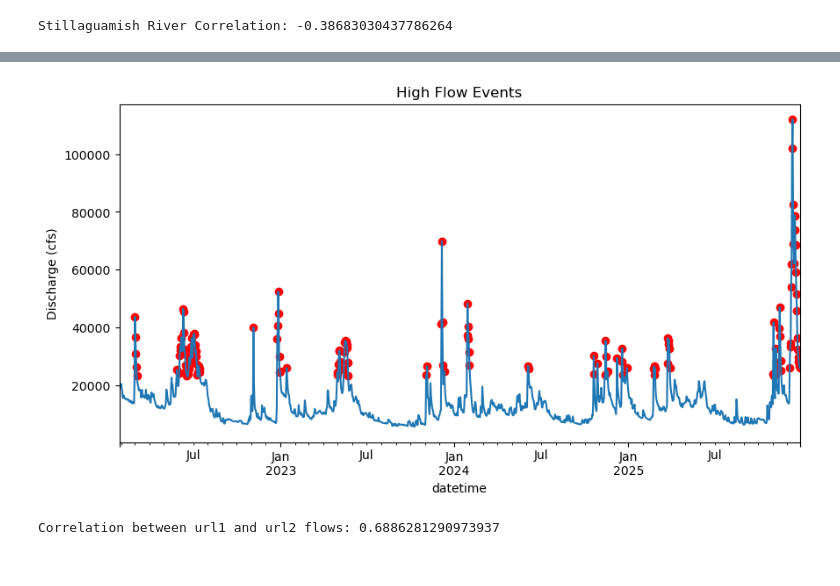
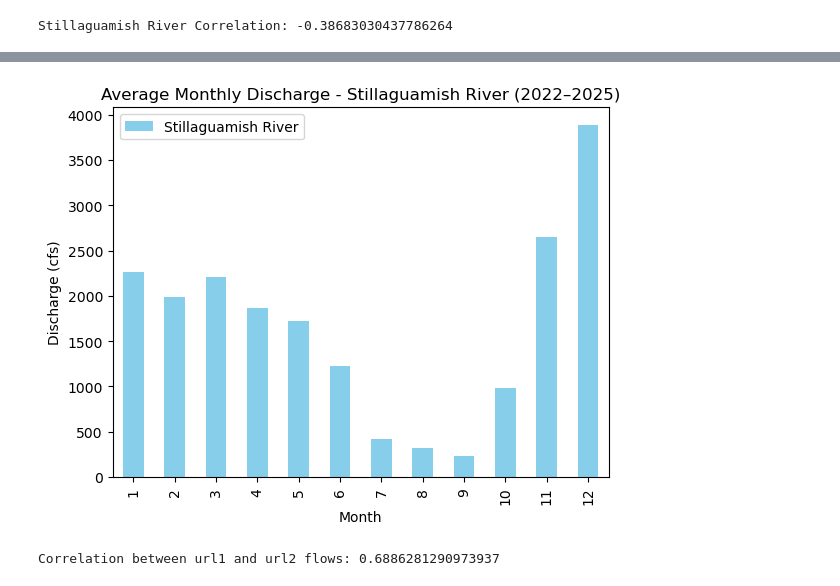
Before and after one commit to UW-GDA/skagit-bay-blooms, a Jupyter notebook: notebooks/gaurav workspace.ipynb, the cells around one changed output, grey strips where cells are left out. Drawn from its saved outputs; the diff is of its cells as text; code cells hidden in the pictures.

```diff
--- a/notebooks/gaurav workspace.ipynb
+++ b/notebooks/gaurav workspace.ipynb
@@ -169,17 +177,20 @@ plt.show()
-# %%
-threshold = df["discharge_cfs"].quantile(0.9)
-df["high_flow"] = df["discharge_cfs"] > threshold
-
-plt.figure(figsize=(10,5))
-df["discharge_cfs"].plot()
-plt.scatter(df.index[df["high_flow"]],
-            df["discharge_cfs"][df["high_flow"]],
-            color="red")
-plt.title("High Flow Events")
-plt.ylabel("Discharge (cfs)")
-plt.show()
-# %% [output]
-[figure, removed]
+# %%
+df2.index = pd.to_datetime(df2.index)
+df2["month"] = df2.index.month
+
+stilly_monthly = df2.groupby("month")["discharge_cfs"].mean()
+
+monthly_stilly_combined = pd.DataFrame({
+    "Stillaguamish River": stilly_monthly
+})
+
+monthly_stilly_combined.plot(kind="bar", color="skyblue")  # you can change color
+plt.title("Average Monthly Discharge - Stillaguamish River (2022–2025)")
+plt.ylabel("Discharge (cfs)")
+plt.xlabel("Month")
+plt.show()
+# %% [output]
+[figure, added]
 # %%
 df1 = pd.read_csv(url1, sep="\t", comment="#")
 df1 = df1.iloc[1:].copy()
```
Also changed, not shown: parts of 3 cells of this notebook.
